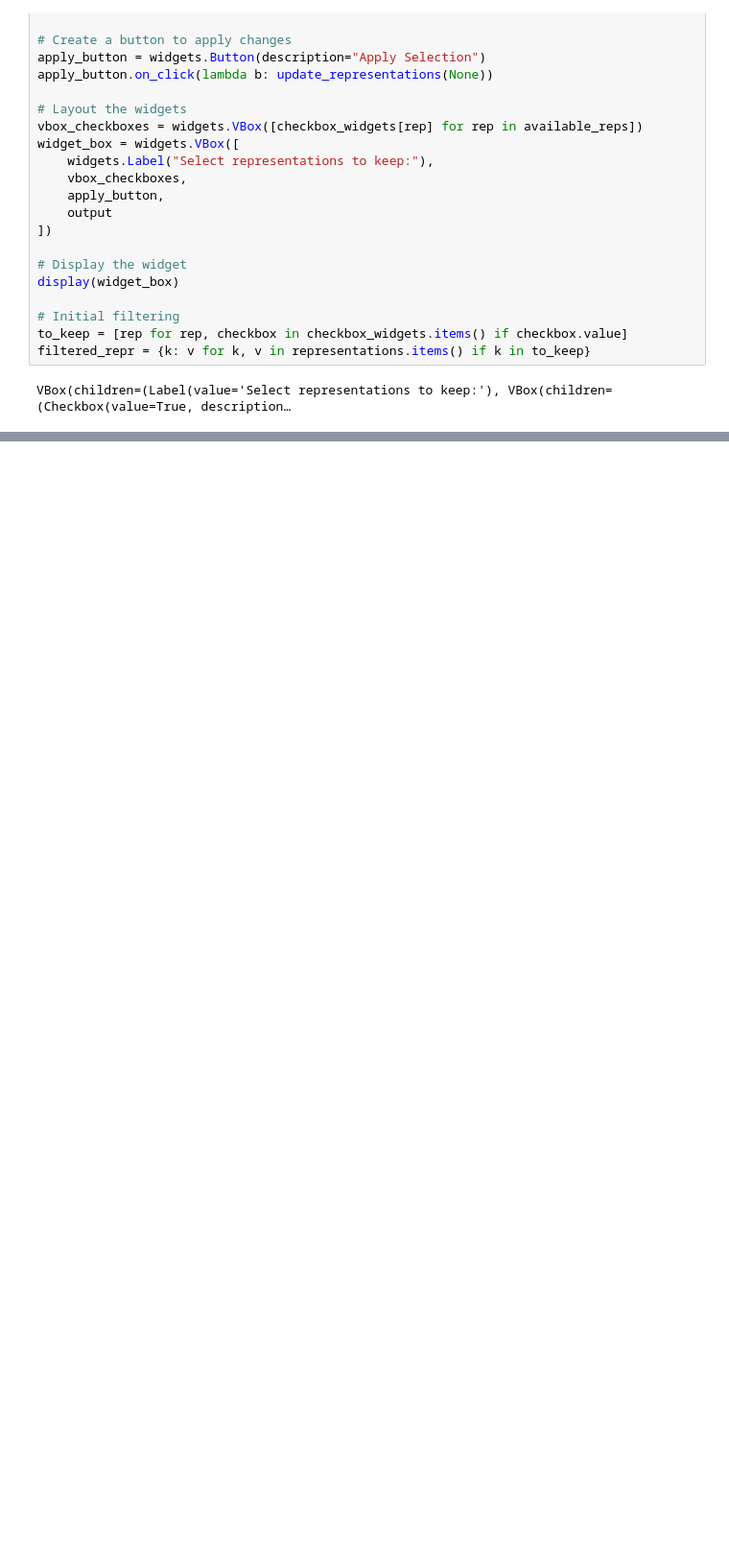
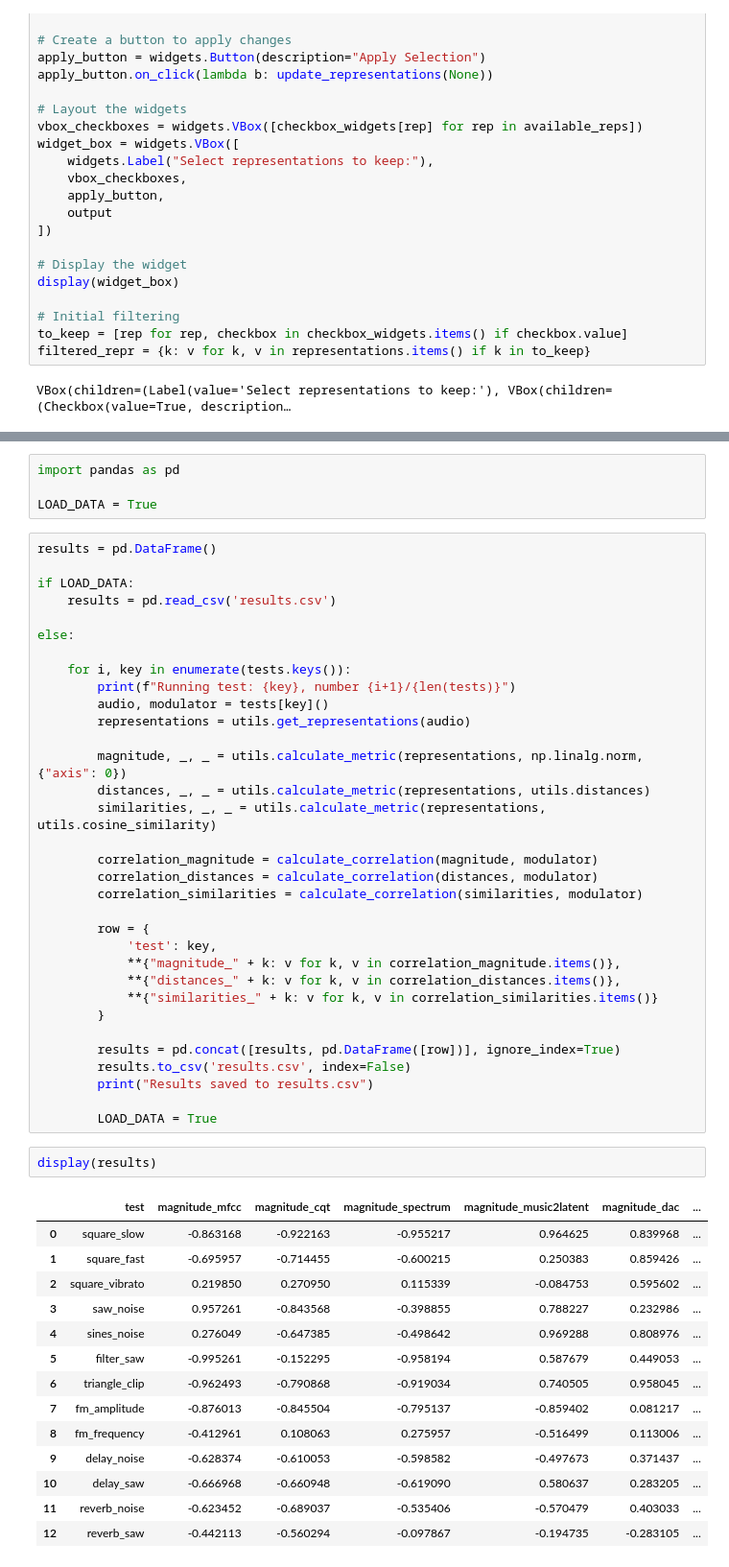
Before and after one commit to inspektral/sonic-trajectories, a Jupyter notebook: onset-benchmark.ipynb, the cells around one changed output, grey strips where cells are left out. Shown at 96% size. Saved outputs shown, nothing was run; the diff lists cells and outputs as text; blank space fills up the shorter version.

Commit message:
nicely displayed results

```diff
--- a/onset-benchmark.ipynb
+++ b/onset-benchmark.ipynb
@@ -177,0 +231,54 @@ utils.plot_with_derivatives(
+# %%
+import pandas as pd
+
+LOAD_DATA = True
+# %%
+results = pd.DataFrame()
+
+if LOAD_DATA:
+    results = pd.read_csv('results.csv')
+
+else:
+
+    for i, key in enumerate(tests.keys()):
+        print(f"Running test: {key}, number {i+1}/{len(tests)}")
+        audio, modulator = tests[key]()
+        representations = utils.get_representations(audio)
+
+        magnitude, _, _ = utils.calculate_metric(representations, np.linalg.norm, {"axis": 0})
+        distances, _, _ = utils.calculate_metric(representations, utils.distances)
+        similarities, _, _ = utils.calculate_metric(representations, utils.cosine_similarity)
+
+        correlation_magnitude = calculate_correlation(magnitude, modulator)
+        correlation_distances = calculate_correlation(distances, modulator)
+        correlation_similarities = calculate_correlation(similarities, modulator)
+
+        row = {
+            'test': key,
+            **{"magnitude_" + k: v for k, v in correlation_magnitude.items()},
+            **{"distances_" + k: v for k, v in correlation_distances.items()},
+            **{"similarities_" + k: v for k, v in correlation_similarities.items()}
+        }
+
+        results = pd.concat([results, pd.DataFrame([row])], ignore_index=True)
+        results.to_csv('results.csv', index=False)
+        print("Results saved to results.csv")
+
+        LOAD_DATA = True
+# %%
+display(results)
+# %% [output]
+|  | test | magnitude_mfcc | magnitude_cqt | magnitude_spectrum | magnitude_music2latent | magnitude_dac | ... |
+| 0 | square_slow | -0.863168 | -0.922163 | -0.955217 | 0.964625 | 0.839968 | ... |
+| 1 | square_fast | -0.695957 | -0.714455 | -0.600215 | 0.250383 | 0.859426 | ... |
+| 2 | square_vibrato | 0.219850 | 0.270950 | 0.115339 | -0.084753 | 0.595602 | ... |
+| 3 | saw_noise | 0.957261 | -0.843568 | -0.398855 | 0.788227 | 0.232986 | ... |
+| 4 | sines_noise | 0.276049 | -0.647385 | -0.498642 | 0.969288 | 0.808976 | ... |
+| 5 | filter_saw | -0.995261 | -0.152295 | -0.958194 | 0.587679 | 0.449053 | ... |
+| 6 | triangle_clip | -0.962493 | -0.790868 | -0.919034 | 0.740505 | 0.958045 | ... |
+| 7 | fm_amplitude | -0.876013 | -0.845504 | -0.795137 | -0.859402 | 0.081217 | ... |
+| 8 | fm_frequency | -0.412961 | 0.108063 | 0.275957 | -0.516499 | 0.113006 | ... |
+| 9 | delay_noise | -0.628374 | -0.610053 | -0.598582 | -0.497673 | 0.371437 | ... |
+| 10 | delay_saw | -0.666968 | -0.660948 | -0.619090 | 0.580637 | 0.283205 | ... |
+| 11 | reverb_noise | -0.623452 | -0.689037 | -0.535406 | -0.570479 | 0.403033 | ... |
+| 12 | reverb_saw | -0.442113 | -0.560294 | -0.097867 | -0.194735 | -0.283105 | ... |
```
Also changed, not shown: parts of 8 cells of this notebook, 3 other files.
